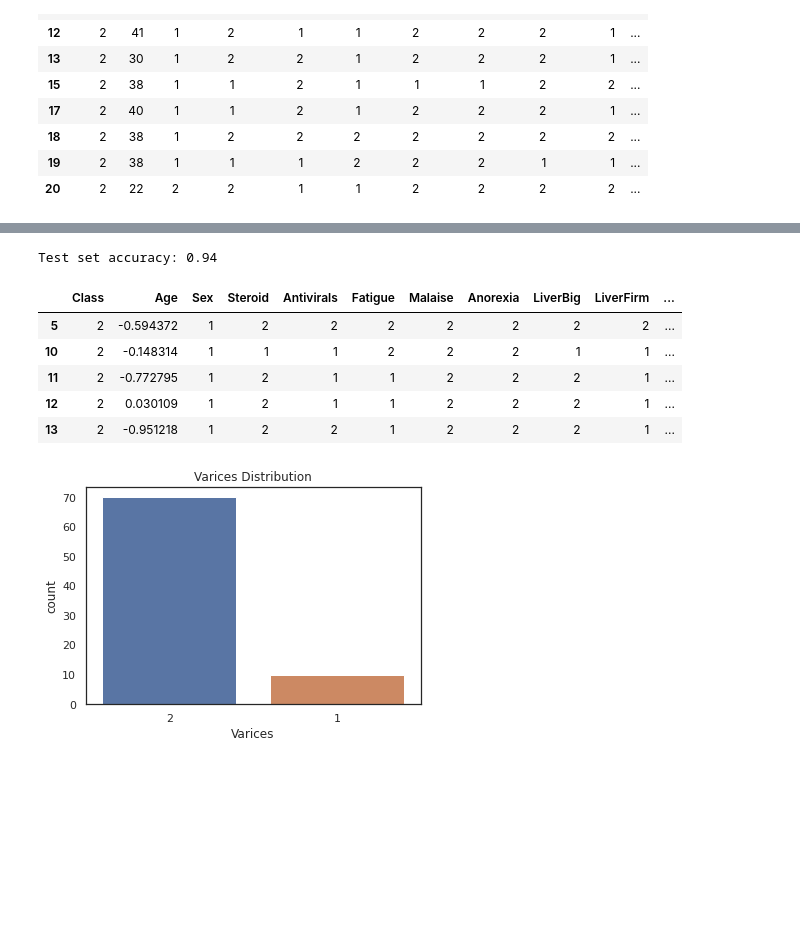
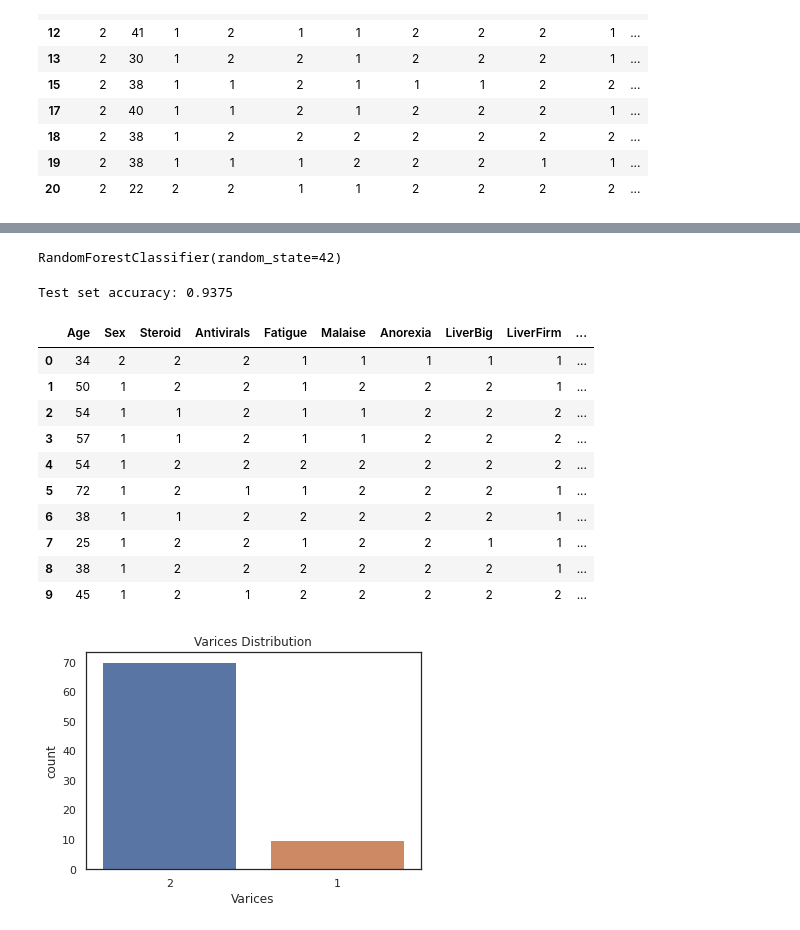
Before and after one commit to quangdad/DataMining, a Jupyter notebook: RandomForest.ipynb, the cells around one changed output, grey strips where cells are left out. Saved outputs shown, nothing was run; the diff lists cells and outputs as text; code cells hidden in the pictures; blank space fills up the shorter version.

```diff
--- a/RandomForest.ipynb
+++ b/RandomForest.ipynb
@@ -89,31 +95,42 @@ plt.show()
-# %%
-# Split data into training and testing sets
-X_train, X_test, y_train, y_test = train_test_split(data.drop('Class', axis=1), data['Class'], test_size=0.2, random_state=42)
-
-# Train Random Forest model
-rf_model = RandomForestClassifier(n_estimators=100, random_state=42)
-rf_model.fit(X_train, y_train)
-
-# Make predictions on test set
-y_pred = rf_model.predict(X_test)
-
-# Calculate accuracy on test set
-accuracy = accuracy_score(y_test, y_pred)
-print(f'Test set accuracy: {accuracy:.2f}')
-# %% [output]
-Test set accuracy: 0.94
+# %%
+# Chia dữ liệu thành tập huấn luyện và tập kiểm tra
+X = data.drop(['Class', 'LiverQuality'], axis=1)
+y = data['Class']
+X_train, X_test, y_train, y_test = train_test_split(X, y, test_size=0.2, random_state=42)
+
+# Tạo mô hình Random Forest và huấn luyện trên tập huấn luyện
+rf_model = RandomForestClassifier(random_state=42)
+rf_model.fit(X_train, y_train)
+# %% [output]
+RandomForestClassifier(random_state=42)
+# %%
+# Dự đoán độ chính xác mô hình trên tập huấn luyện và tập kiểm tra
+
+y_test_pred = rf_model.predict(X_test)
+accuracy_test = accuracy_score(y_test, y_test_pred)
+print(f'Test set accuracy: {accuracy_test:.4f}')
+# %% [output]
+Test set accuracy: 0.9375
 # %%
 # Load and preprocess test data
-test_data = pd.read_csv('patients.csv', header=None, names=['Class', 'Age', 'Sex', 'Steroid', 'Antivirals', 'Fatigue', 'Malaise', 'Anorexia', 'LiverBig', 'LiverFirm', 'SpleenPalpable', 'Spiders', 'Ascites', 'Varices', 'Bilirubin', 'AlkPhosphate', 'SGOT', 'Albumin', 'Protime', 'Histology'])
-
-data.head()
+test_data = pd.read_csv('patients.csv', header=None)
+test_data.columns = ['Age', 'Sex', 'Steroid', 'Antivirals', 'Fatigue', 'Malaise',
+                     'Anorexia','LiverBig', 'LiverFirm', 'SpleenPalpable',
+                     'Spiders', 'Ascites', 'Varices', 'Bilirubin', 'AlkPhosphate',
+                     'SGOT', 'Albumin', 'Protime', 'Histology']
+test_data.head(10)
 # %% [output]
-|  | Class | Age | Sex | Steroid | Antivirals | Fatigue | Malaise | Anorexia | LiverBig | LiverFirm | ... |
-| 5 | 2 | -0.594372 | 1 | 2 | 2 | 2 | 2 | 2 | 2 | 2 | ... |
-| 10 | 2 | -0.148314 | 1 | 1 | 1 | 2 | 2 | 2 | 1 | 1 | ... |
-| 11 | 2 | -0.772795 | 1 | 2 | 1 | 1 | 2 | 2 | 2 | 1 | ... |
-| 12 | 2 | 0.030109 | 1 | 2 | 1 | 1 | 2 | 2 | 2 | 1 | ... |
-| 13 | 2 | -0.951218 | 1 | 2 | 2 | 1 | 2 | 2 | 2 | 1 | ... |
+|  | Age | Sex | Steroid | Antivirals | Fatigue | Malaise | Anorexia | LiverBig | LiverFirm | ... |
+| 0 | 34 | 2 | 2 | 2 | 1 | 1 | 1 | 1 | 1 | ... |
+| 1 | 50 | 1 | 2 | 2 | 1 | 2 | 2 | 2 | 1 | ... |
+| 2 | 54 | 1 | 1 | 2 | 1 | 1 | 2 | 2 | 2 | ... |
+| 3 | 57 | 1 | 1 | 2 | 1 | 1 | 2 | 2 | 2 | ... |
+| 4 | 54 | 1 | 2 | 2 | 2 | 2 | 2 | 2 | 2 | ... |
+| 5 | 72 | 1 | 2 | 1 | 1 | 2 | 2 | 2 | 1 | ... |
+| 6 | 38 | 1 | 1 | 2 | 2 | 2 | 2 | 2 | 1 | ... |
+| 7 | 25 | 1 | 2 | 2 | 1 | 2 | 2 | 1 | 1 | ... |
+| 8 | 38 | 1 | 2 | 2 | 2 | 2 | 2 | 2 | 1 | ... |
+| 9 | 45 | 1 | 2 | 1 | 2 | 2 | 2 | 2 | 2 | ... |
 # %%
 sns.countplot(x='Varices', data=data)
 plt.title('Varices Distribution')
```
Also changed, not shown: parts of 6 cells of this notebook.
